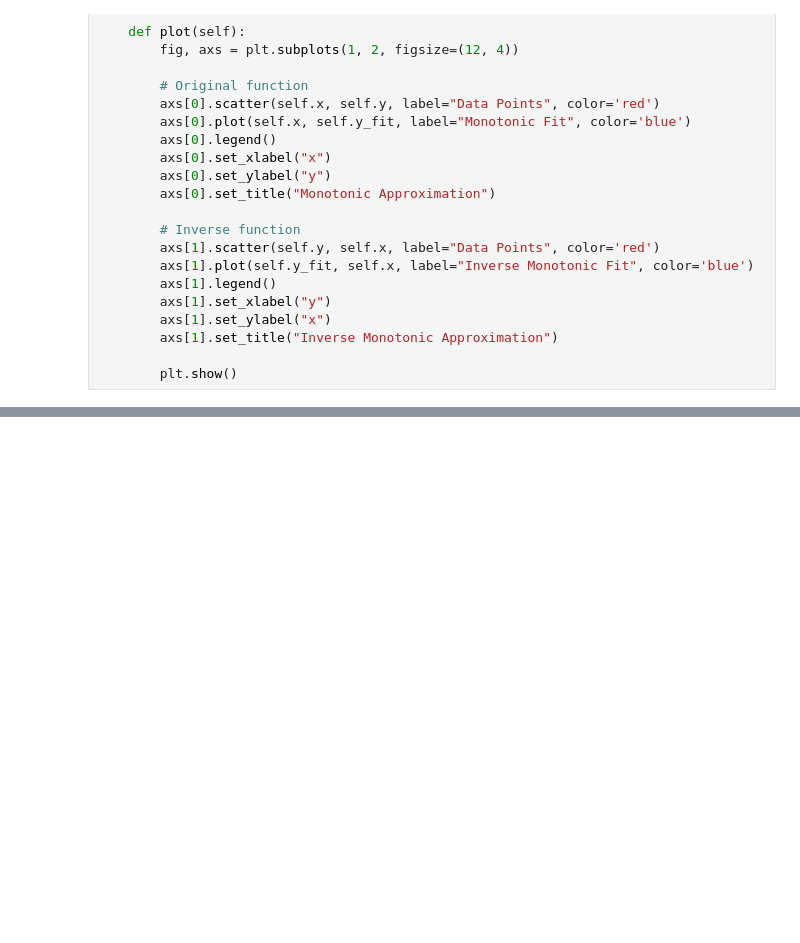
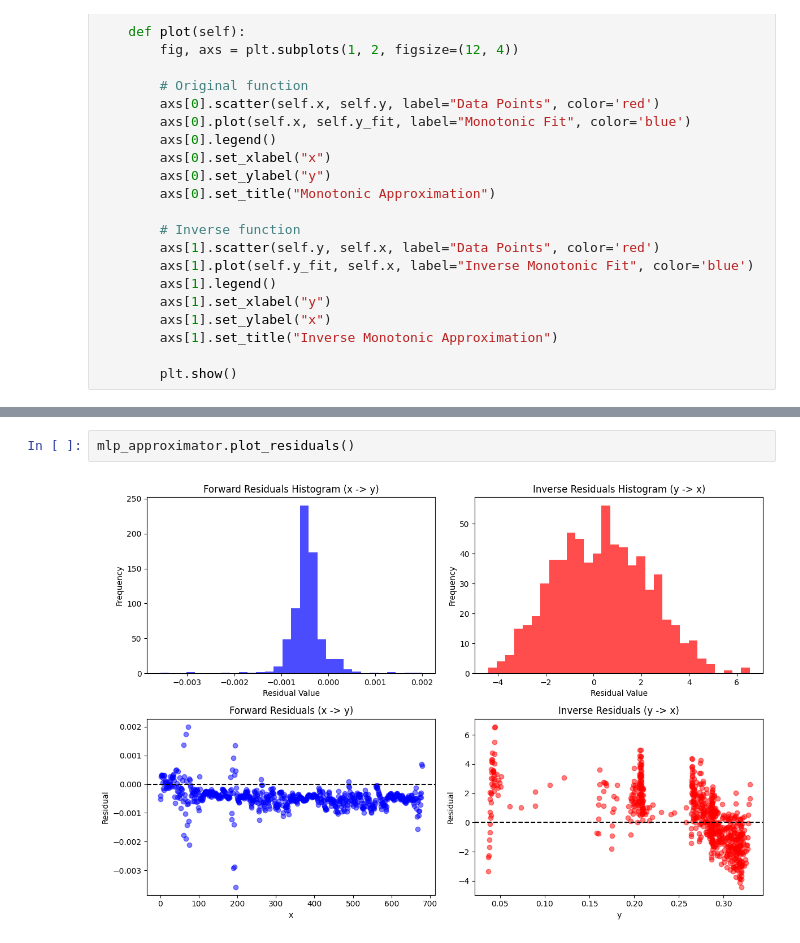
Before and after one commit to adithyasai20/hardware-aware-training-of-neural-networks, a Jupyter notebook: parametric_optimizer_try.ipynb, the cells around one changed output, grey strips where cells are left out. Drawn from its saved outputs; the diff is of its cells as text; blank space fills up the shorter version.

```diff
--- a/parametric_optimizer_try.ipynb
+++ b/parametric_optimizer_try.ipynb
@@ -139,0 +439,4 @@ Explained Variance Score: 0.976381
+# %%
+mlp_approximator.plot_residuals()
+# %% [output]
+[figure, added]
```
Also changed, not shown: parts of 14 cells of this notebook, 4 other files.
